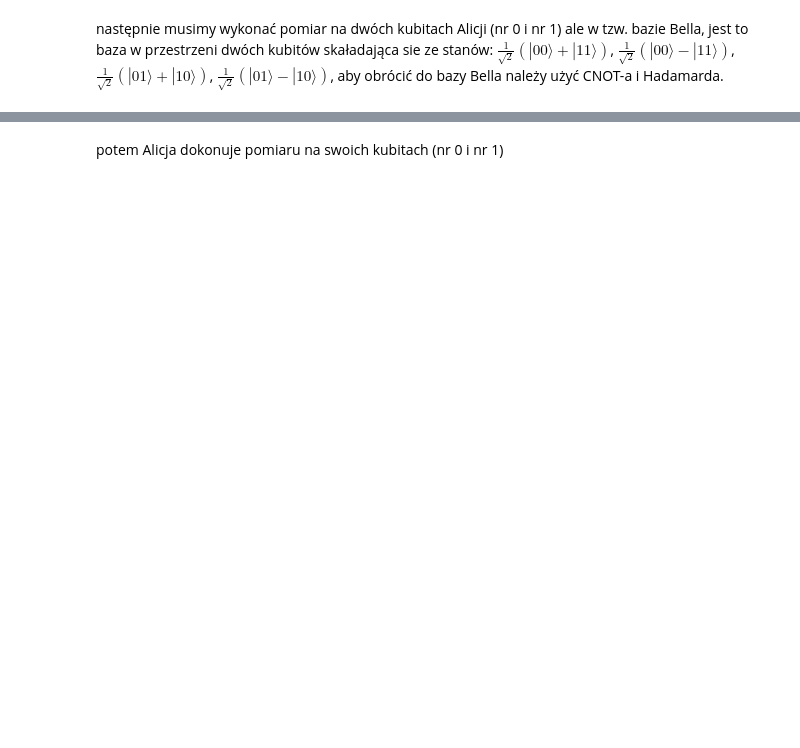
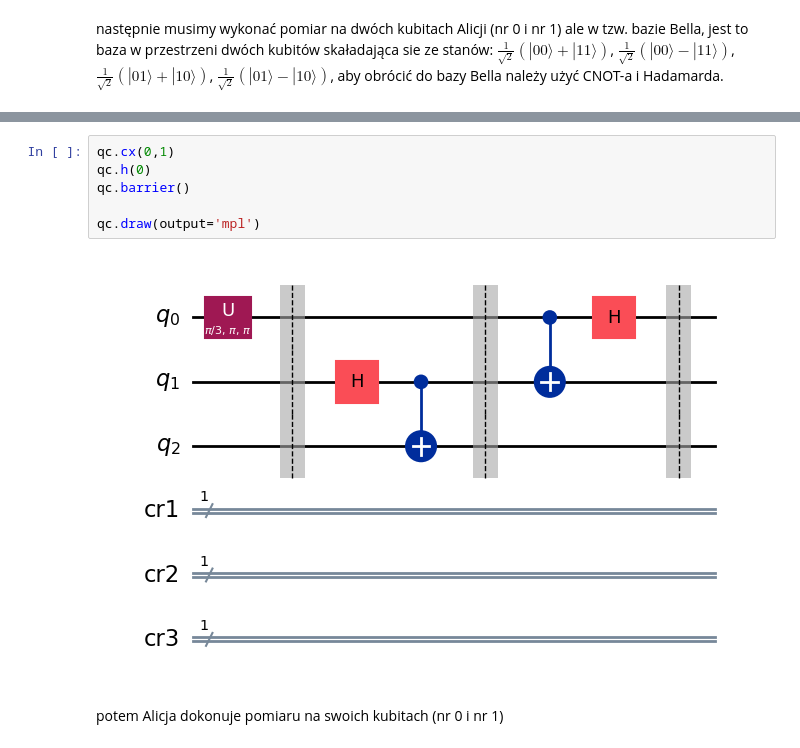
Before and after one commit to mawojcik/cryptography, a Jupyter notebook: Lista10/Lista10.ipynb, the cells around one changed output, grey strips where cells are left out. Drawn from its saved outputs; the diff is of its cells as text; blank space fills up the shorter version.

```diff
--- a/Lista10/Lista10.ipynb
+++ b/Lista10/Lista10.ipynb
@@ -123,2 +129,10 @@ następnie musimy wykonać pomiar na dwóch kubitach Alicji (nr 0 i nr 1) ale w
+# %%
+qc.cx(0,1)
+qc.h(0)
+qc.barrier()
+
+qc.draw(output='mpl')
+# %% [output]
+[figure, added]
 # %% [markdown]
 potem Alicja dokonuje pomiaru na swoich kubitach (nr 0 i nr 1)
```
Also changed, not shown: parts of 14 cells of this notebook.
